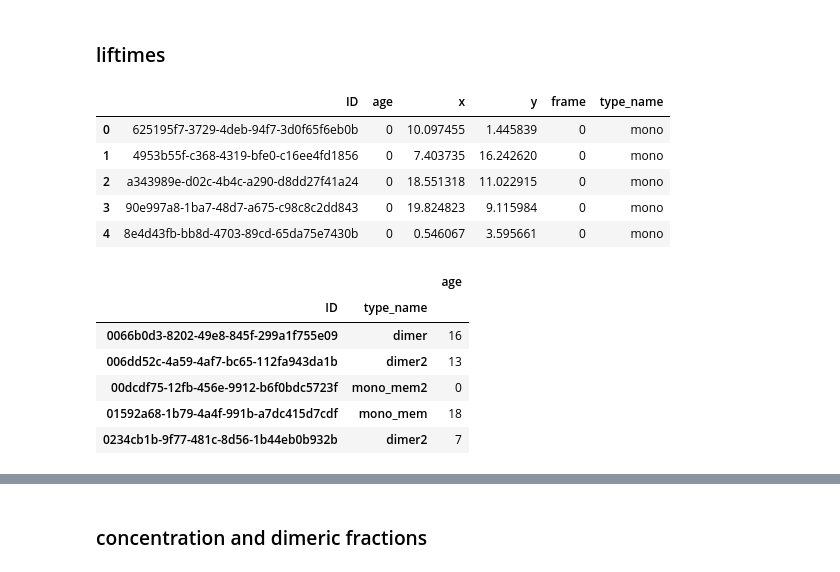
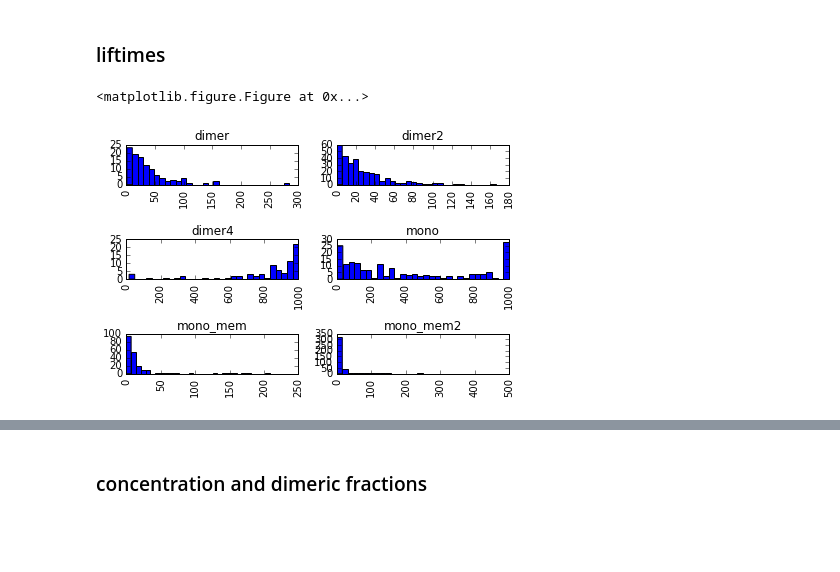
Before and after one commit to dprovasi/readi, a Jupyter notebook: readi.ipynb, the cells around one changed output, grey strips where cells are left out. Drawn from its saved outputs; the diff is of its cells as text; code cells hidden in the pictures; blank space fills up the shorter version.

Commit message:
ensemble class for analysis
added ensemble class with analysis methods for averages lifetimes and concentration time-course over set of trajectories

```diff
--- a/readi.ipynb
+++ b/readi.ipynb
@@ -93,10 +93,18 @@ class particle:
 class traj:
     """a traj is a list (frames) of lists of particles"""
 
-    def __init__(self, particles):
+    def __init__(self, particles=[]):
         self.ptraj = []
         self.nframes = 0
         (self.ptraj).append(particles)
+
+    def __getitem__(self, key):
+        if isinstance(key, slice):
+            print("sliced trajectory")
+        outt = traj()
+        outt.ptraj=self.ptraj[key]
+        outt.nframes = len(outt.ptraj)
+        return outt
 
     def describe(self):
         n = len(self.ptraj)
@@ -427,3 +492,21 @@ class runner(ProgressReporter):
+# %%
+def random_init(n, types_list, fractions=[], cellsize=20):
+    """aux function to create a randomized initial state
+    with a concentrations or the """
+    if not isinstance(types_list,list):
+        types_list=[types_list]
+    if len(fractions)==0:
+        fractions=np.ones(len(types_list))
+        fractions = fractions/fractions.sum()
+    counts = (n*fractions).astype('int')
+    init_pos=[]
+    for i, parttype in enumerate(types_list):
+        for j in range(counts[i]):
+            p = particle(parttype,
+                         pos=np.random.uniform(high=cellsize,low=0,size=2),age=0)
+            init_pos.append(p)
+
+    return traj(init_pos)
 # %% [markdown]
 # SIMULATION
 # %% [markdown]
@@ -512,2 +593,16 @@ Name: dimerization1b_EC
 # %% [markdown]
 #### run
+# %%
+#### run multiple copies of a run for given concentrations
+#### add results to ensemble class for analysis
+
+n_replicas=5
+sett = []
+for i in range(n_replicas):
+    t2 = random_init(30,[p1,p3])
+    run_1000steps = runner(1000, timestep = .1)
+    run_1000steps.run(t2,reactions_bim = bim_inducts,verbose=False)
+    sett.append(t2)
+
+em1 = ensemble(sett)
+em1.describe()
@@ -528,14 +630,8 @@ aa.save('im.mp4')
 ### liftimes
 # %%
 ## analyse life-time distribution and concentration of all species as a functin of time
+## remember final semi column to prevent double plot
+zz=em1.lifetimes(doplot=True);
+# %% [output]
+<matplotlib.figure.Figure at 0x...>
+[figure, added]
-# %%
-## reshape trajectory to a fully flattened dataframe
-tr=reshape(t)
-tr.head()
-# %% [output]
-|  | ID | age | x | y | frame | type_name |
-| 0 | 625195f7-3729-4deb-94f7-3d0f65f6eb0b | 0 | 10.097455 | 1.445839 | 0 | mono |
-| 1 | 4953b55f-c368-4319-bfe0-c16ee4fd1856 | 0 | 7.403735 | 16.242620 | 0 | mono |
-| 2 | a343989e-d02c-4b4c-a290-d8dd27f41a24 | 0 | 18.551318 | 11.022915 | 0 | mono |
-| 3 | 90e997a8-1ba7-48d7-a675-c98c8c2dd843 | 0 | 19.824823 | 9.115984 | 0 | mono |
-| 4 | 8e4d43fb-bb8d-4703-89cd-65da75e7430b | 0 | 0.546067 | 3.595661 | 0 | mono |
@@ -545,12 +637,0 @@ t_byparticle=tr.groupby(by=['ID','type_name'])
-# %%
-## get max age, useful to plot life-time distributions per type
-lifes = t_byparticle.agg({'age':'max'})
-lifes.head()
-# %% [output]
-|  |  | age |
-| ID | type_name |  |
-| 0066b0d3-8202-49e8-845f-299a1f755e09 | dimer | 16 |
-| 006dd52c-4a59-4af7-bc65-112fa943da1b | dimer2 | 13 |
-| 00dcdf75-12fb-456e-9912-b6f0bdc5723f | mono_mem2 | 0 |
-| 01592a68-1b79-4a4f-991b-a7dc415d7cdf | mono_mem | 18 |
-| 0234cb1b-9f77-481c-8d56-1b44eb0b932b | dimer2 | 7 |
```
Also changed, not shown: parts of 17 cells of this notebook.
